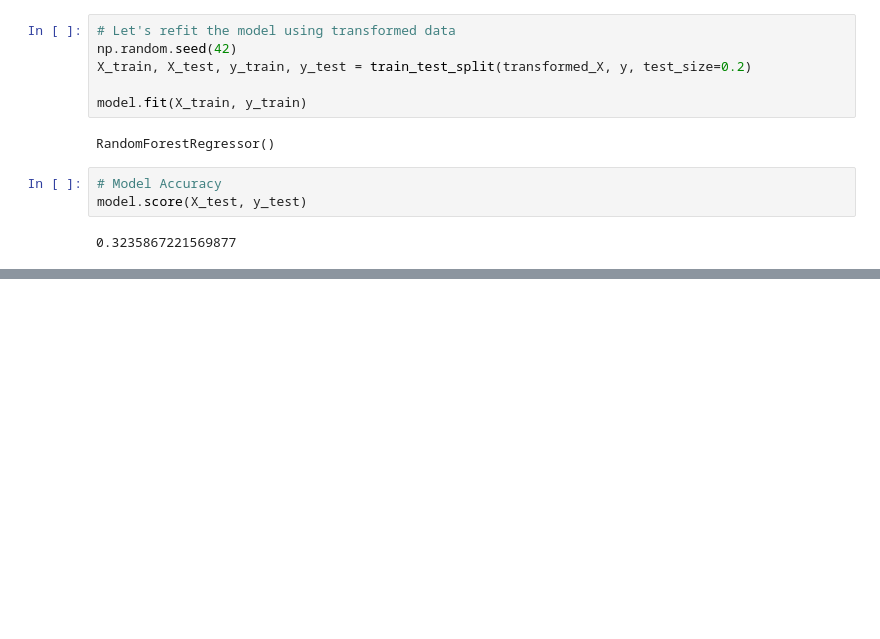
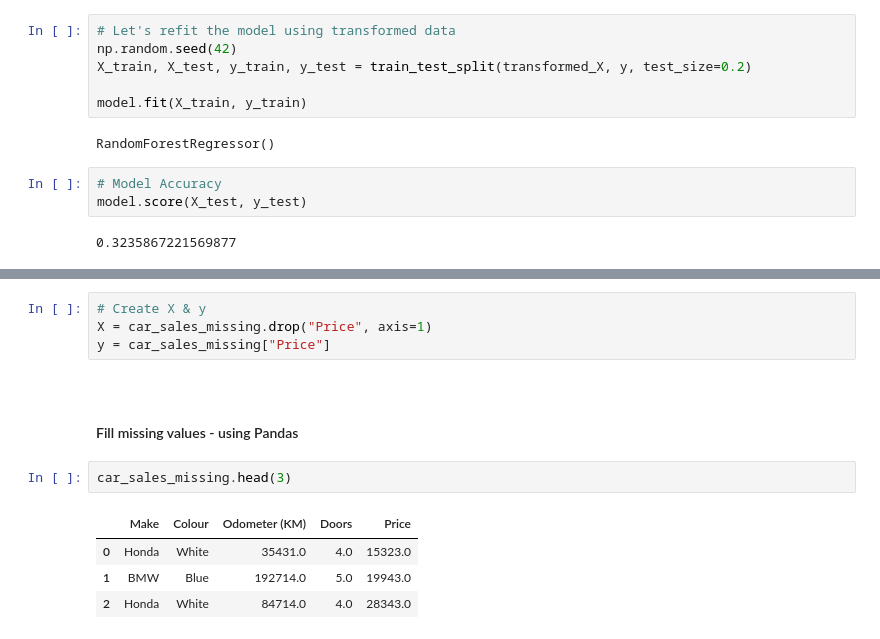
Before and after one commit to mythz-library/LRN-Data-Science, a Jupyter notebook: 04-02-scikit-learn-from-scratch.ipynb, the cells around one changed output, grey strips where cells are left out. Drawn from its saved outputs; the diff is of its cells as text; blank space fills up the shorter version.

```diff
--- a/04-02-scikit-learn-from-scratch.ipynb
+++ b/04-02-scikit-learn-from-scratch.ipynb
@@ -306,0 +343,15 @@ model.score(X_test, y_test)
+# %%
+# Create X & y
+X = car_sales_missing.drop("Price", axis=1)
+y = car_sales_missing["Price"]
+# %% [markdown]
+<br/>
+
+#### Fill missing values - using Pandas
+# %%
+car_sales_missing.head(3)
+# %% [output]
+|  | Make | Colour | Odometer (KM) | Doors | Price |
+| 0 | Honda | White | 35431.0 | 4.0 | 15323.0 |
+| 1 | BMW | Blue | 192714.0 | 5.0 | 19943.0 |
+| 2 | Honda | White | 84714.0 | 4.0 | 28343.0 |
```
Also changed, not shown: parts of 22 cells of this notebook, 1 other file.
